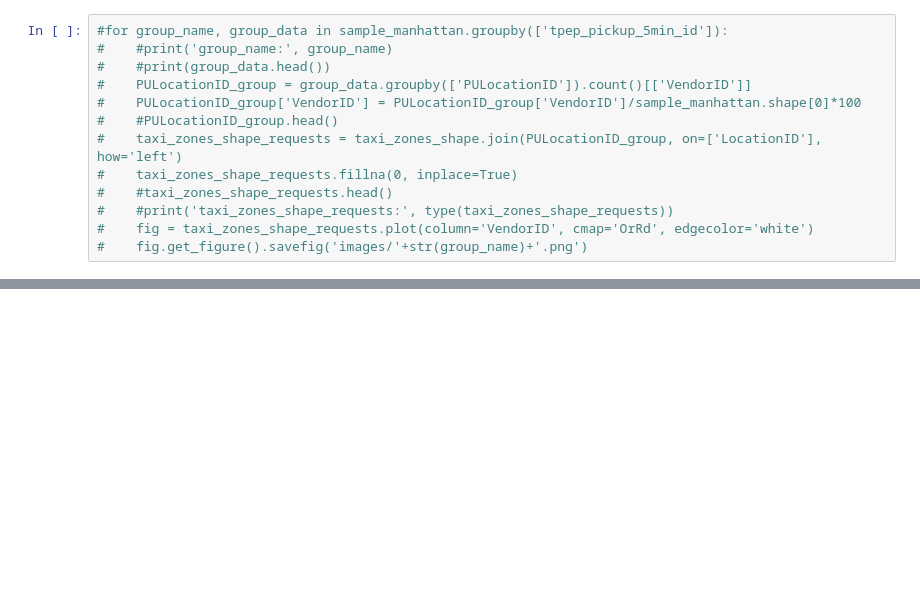
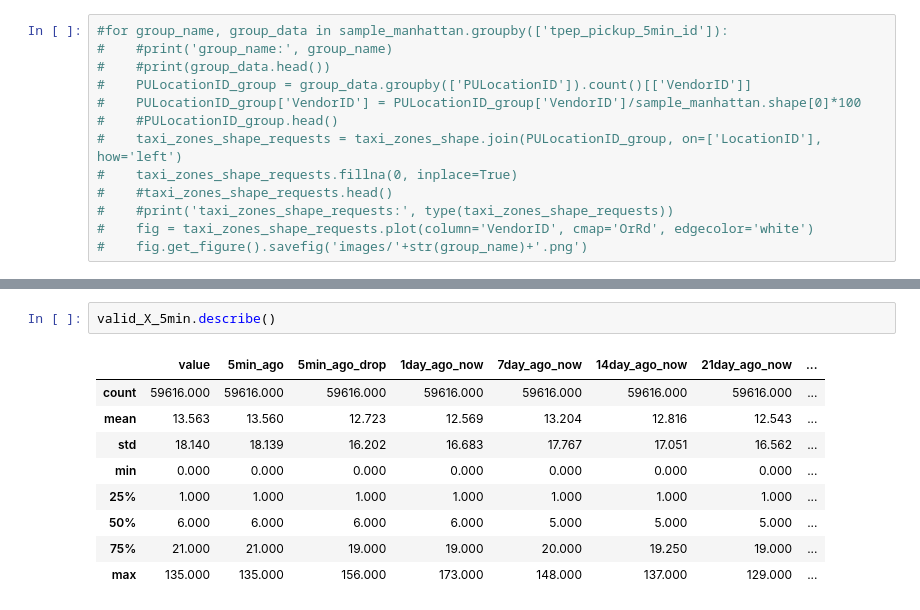
Before and after one commit to hlmiao/nyc_taxi_requests_prediction, a Jupyter notebook: nyc_taxi_requests_prediction.ipynb, the cells around one changed output, grey strips where cells are left out. Drawn from its saved outputs; the diff is of its cells as text; blank space fills up the shorter version.

```diff
--- a/nyc_taxi_requests_prediction.ipynb
+++ b/nyc_taxi_requests_prediction.ipynb
@@ -878,0 +704,12 @@ pred_all = xgb_train_validate(train_X_all, train_Y_all, valid_X_all, valid_Y_all
+# %%
+valid_X_5min.describe()
+# %% [output]
+|  | value | 5min_ago | 5min_ago_drop | 1day_ago_now | 7day_ago_now | 14day_ago_now | 21day_ago_now | ... |
+| count | 59616.000 | 59616.000 | 59616.000 | 59616.000 | 59616.000 | 59616.000 | 59616.000 | ... |
+| mean | 13.563 | 13.560 | 12.723 | 12.569 | 13.204 | 12.816 | 12.543 | ... |
+| std | 18.140 | 18.139 | 16.202 | 16.683 | 17.767 | 17.051 | 16.562 | ... |
+| min | 0.000 | 0.000 | 0.000 | 0.000 | 0.000 | 0.000 | 0.000 | ... |
+| 25% | 1.000 | 1.000 | 1.000 | 1.000 | 1.000 | 1.000 | 1.000 | ... |
+| 50% | 6.000 | 6.000 | 6.000 | 6.000 | 5.000 | 5.000 | 5.000 | ... |
+| 75% | 21.000 | 21.000 | 19.000 | 19.000 | 20.000 | 19.250 | 19.000 | ... |
+| max | 135.000 | 135.000 | 156.000 | 173.000 | 148.000 | 137.000 | 129.000 | ... |
```
Also changed, not shown: parts of 81 cells of this notebook.
